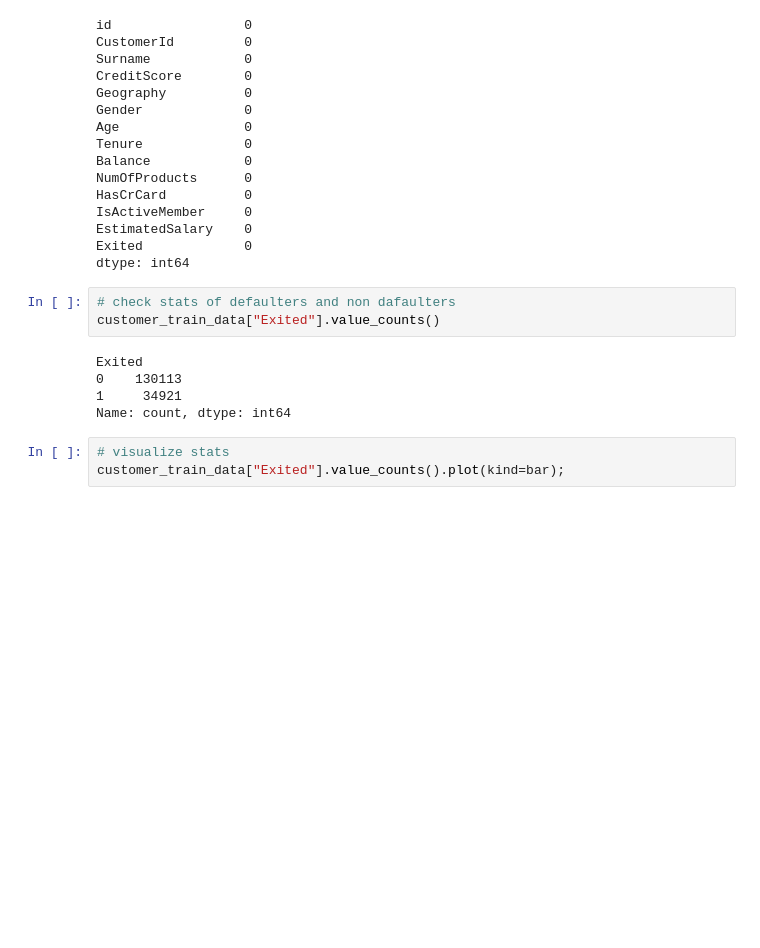
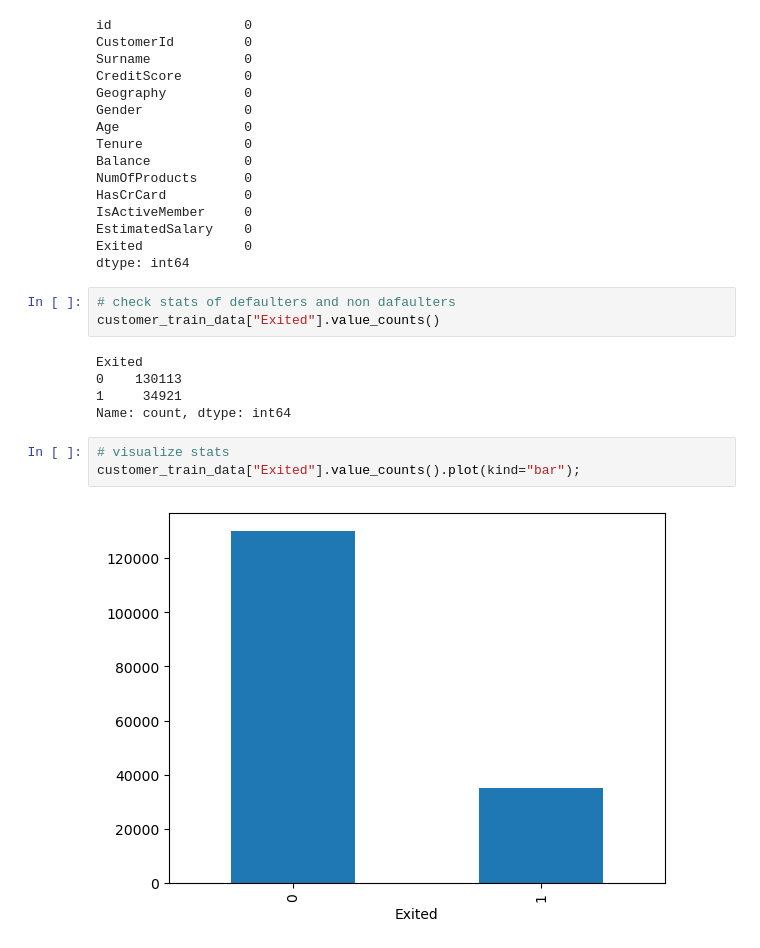
Before and after one commit to GoldenEye37/customer-churn-prediction, a Jupyter notebook: customer-churn-prediction.ipynb, the cells around one changed output. Saved outputs shown, nothing was run; the diff lists cells and outputs as text; blank space fills up the shorter version.

```diff
--- a/customer-churn-prediction.ipynb
+++ b/customer-churn-prediction.ipynb
@@ -107,4 +107,6 @@ Exited
 Name: count, dtype: int64
 # %%
 # visualize stats
-customer_train_data["Exited"].value_counts().plot(kind=bar);
+customer_train_data["Exited"].value_counts().plot(kind="bar");
+# %% [output]
+[figure, added]
```
Also changed, not shown: parts of 8 cells of this notebook.
